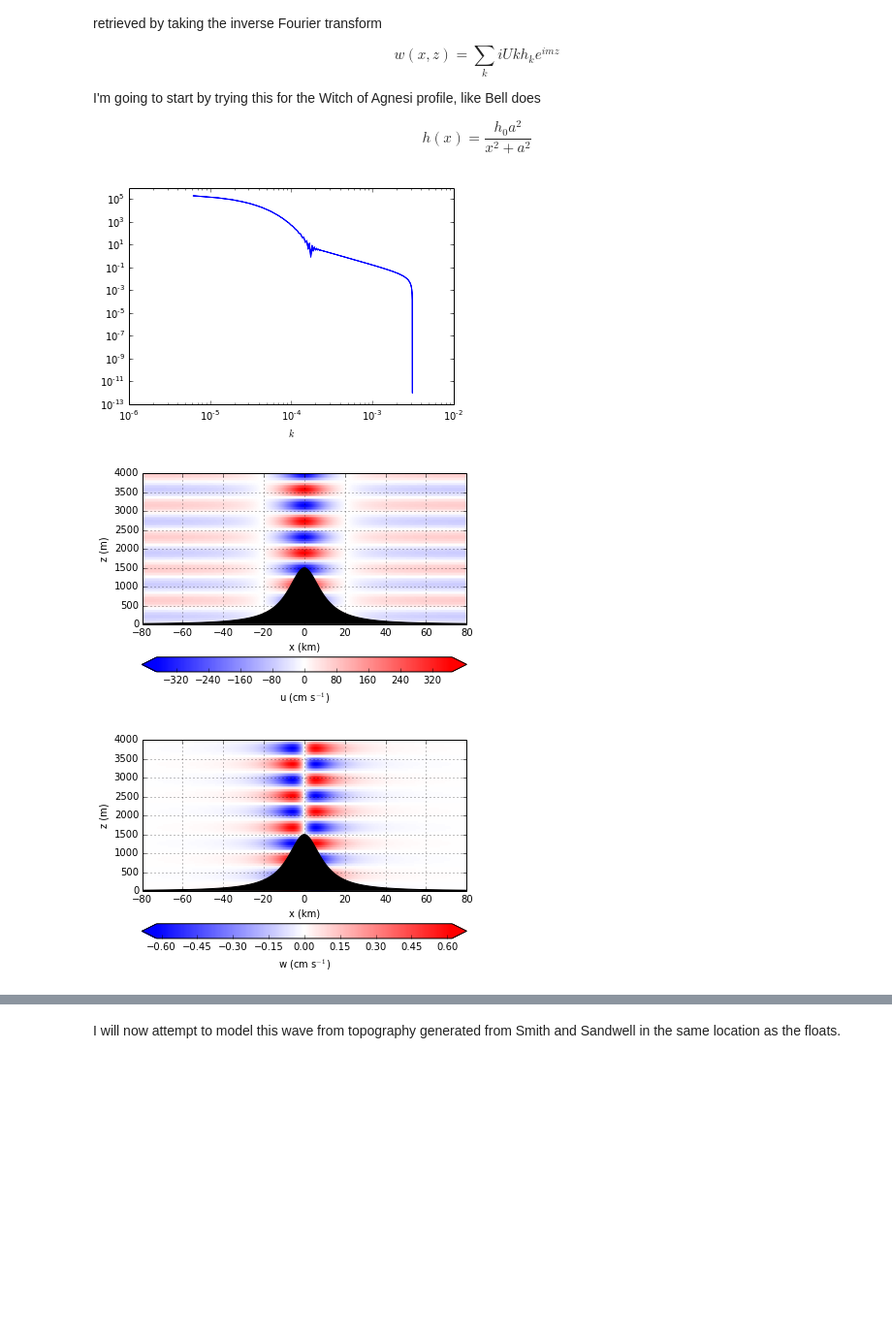
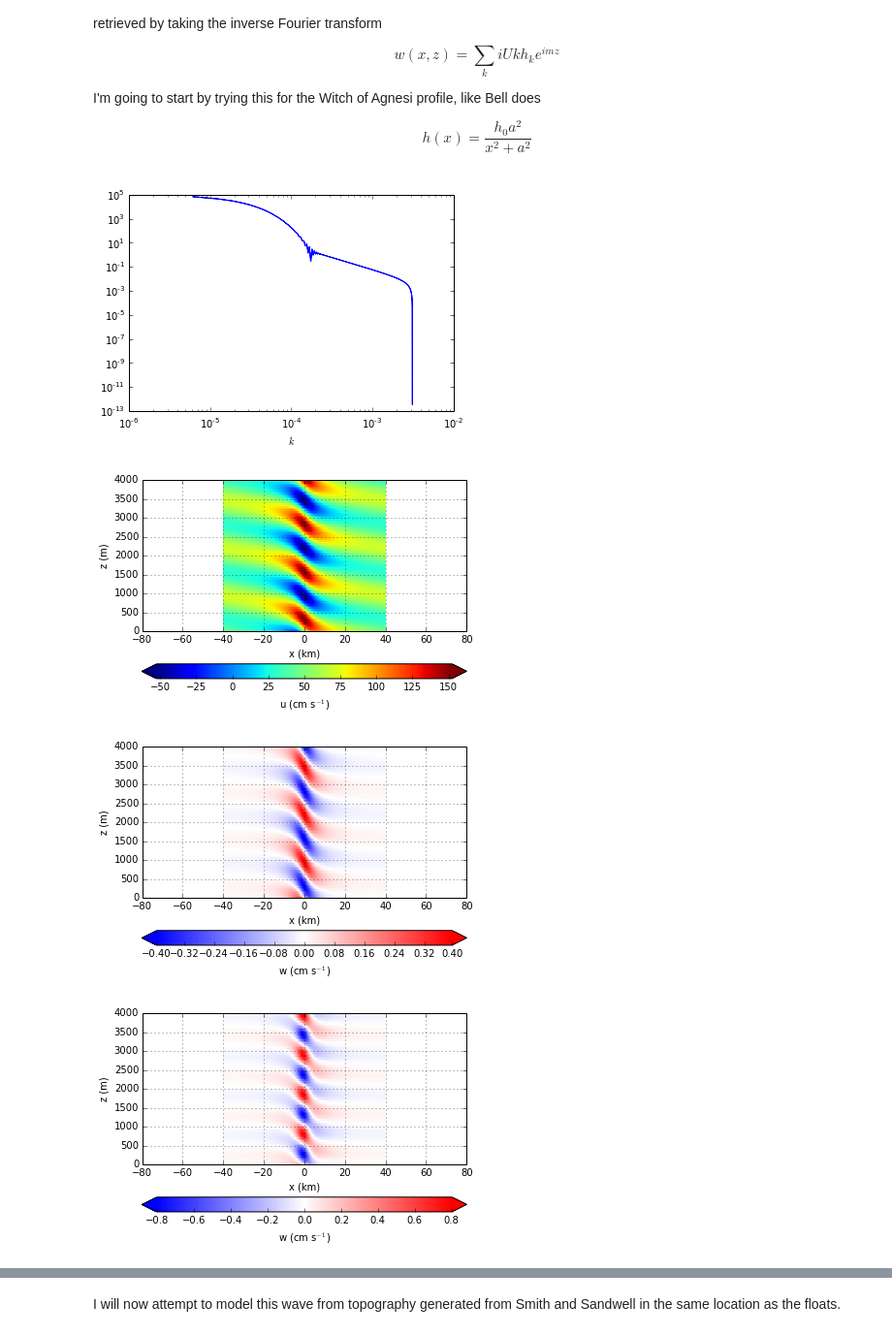
Before and after one commit to jessecusack/DIMES_lee_wave_analysis, a Jupyter notebook: python/Mountain_wave_numerical_solution.ipynb, the cells around one changed output, grey strips where cells are left out. Shown at 97% size. Drawn from its saved outputs; the diff is of its cells as text; code cells hidden in the pictures; blank space fills up the shorter version.

```diff
--- a/python/Mountain_wave_numerical_solution.ipynb
+++ b/python/Mountain_wave_numerical_solution.ipynb
@@ -51,11 +51,11 @@ import numpy as np
 % qtconsole
 # %%
 # Set up the problem.
-
+zT = 4e3
 x, dx = np.linspace(-8e4, 8e4, 1000, retstep=True) # Horizontal dimension of domain [m]
-z, dz = np.linspace(0, 4e3, 100, retstep=True) # Vertical dimension of domain [m]
+z, dz = np.linspace(0, zT, 100, retstep=True) # Vertical dimension of domain [m]
 # t, dt = np.linspace(0, 12.*60.*60., 2, retstep=True) # Time [s]
-h_0 = 1500. # Vertical height of mountain [m]
+h_0 = 500. # Vertical height of mountain [m]
 a = 10000. # Horizontal extent of mountain [m]
 h = gw.witch_of_agnesi(x, a, h_0)
 
@@ -69,53 +69,92 @@ plt.xlabel('$k$')
 
 # Set the flow conditions.
 
-U = 0.4 + 0j # Flow speed [m s-1] (adding 0j is a hack to make sqrt work better)
+U = 0.50 + 0j # Flow speed [m s-1] (adding 0j is a hack to make sqrt work better)
 f = 0.000123 # Buoyancy frequency [s-1]
 om = k*U # Frequency [s-1]
-N = 0.003 # Buoyancy frequency [s-1]
+N = 0.0025 # Buoyancy frequency [s-1]
 m = np.sqrt(k**2*(N**2 - om**2)/om**2)
 # m = np.sqrt(k**2*(N**2 - om**2)/(om**2 - f**2))
 
 # Bad hack
 m[np.isnan(m)] = 0.
 
 xg, zg = np.meshgrid(x, z)
 
-u = np.zeros_like(xg)
+idxs = k >= 0
+
+u = np.zeros_like(xg)[:, idxs]
 v = np.zeros_like(xg)
-w = np.zeros_like(xg)
+w = np.zeros_like(xg)[:, idxs]
 p = np.zeros_like(xg)
+w2 = np.zeros_like(xg)[:, idxs]
+w3 = np.zeros_like(xg)[:, idxs]
 
-A = -k*(N**2 - om**2)/(m*om**2)
+# A = -k*(N**2 - om**2)/(m*om**2)
+
+
 
 for i in xrange(len(z)):
-    w[i, :] = np.real(np.fft.ifft(1j*k*U*h_k*np.exp(1j*m*z[i])))
-    u[i, :] = np.real(np.fft.ifft(-1j*m*U*h_k*np.exp(1j*m*z[i])))
+    w[i, :] = np.real(np.fft.ifft(1j*k[idxs]*U*h_k[idxs]*np.exp(1j*m[idxs]*z[i])))
+    u[i, :] = np.real(np.fft.ifft(-1j*m[idxs]*U*h_k[idxs]*np.exp(1j*m[idxs]*z[i])))
+
+    wk = 1j*k[idxs]*U*h_k[idxs]*(np.exp(1j*m[idxs]*zi[i]) + 2j*np.sin(m[idxs]*zi[i])/(1 - np.exp(2j*m[idxs]*zT)))
+    wk[np.isnan(wk)] = 0 + 0j
+    w2[i, :] = np.real(np.fft.ifft(wk))
+
+    wk = -1j*k[idxs]*h_k[idxs]*np.sin(m[idxs]*(zi[i] - zT))/np.sin(m[idxs])
+    wk[np.isnan(wk)] = 0 + 0j
+    w3[i, :] = np.real(np.fft.ifft(wk))
 
 plt.figure()
-plt.pcolormesh(xg/1000., zg, 100.*u, cmap=plt.get_cmap('bwr'))
-plt.fill(x/1000., h, 'k')
+plt.pcolormesh(xg[:, idxs]/1000.+40, zg[:, idxs], 100.*(u+U.real), cmap=plt.get_cmap('jet'))
+# plt.fill(x/1000., h, 'k')
 plt.xlim((x.min()/1000., x.max()/1000.))
 plt.ylim((z.min(), z.max()))
 plt.grid()
 plt.xlabel('x (km)')
 plt.ylabel('z (m)')
 cbar = plt.colorbar(orientation='horizontal', extend='both')
 cbar.set_label('u (cm s$^{-1}$)')
-plt.clim(-np.max(np.abs(u))*100., np.max(np.abs(u))*100.)
+# plt.clim(-np.max(np.abs(u))*100., np.max(np.abs(u))*100.)
 
 plt.figure()
-plt.pcolormesh(xg/1000., zg, 100.*w, cmap=plt.get_cmap('bwr'))
-plt.fill(x/1000., h, 'k')
+plt.pcolormesh(xg[:, idxs]/1000.+40, zg[:, idxs], 100.*w, cmap=plt.get_cmap('bwr'))
+# plt.fill(x/1000., h, 'k')
 plt.xlim((x.min()/1000., x.max()/1000.))
 plt.ylim((z.min(), z.max()))
 plt.grid()
 plt.xlabel('x (km)')
 plt.ylabel('z (m)')
 cbar = plt.colorbar(orientation='horizontal', extend='both')
 cbar.set_label('w (cm s$^{-1}$)')
 plt.clim(-np.max(np.abs(w))*100., np.max(np.abs(w))*100.)
+
+plt.figure()
+plt.pcolormesh(xg[:, idxs]/1000.+40, zg[:, idxs], 100.*w2, cmap=plt.get_cmap('bwr'))
+# plt.fill(x/1000., h, 'k')
+plt.xlim((x.min()/1000., x.max()/1000.))
+plt.ylim((z.min(), z.max()))
+plt.grid()
+plt.xlabel('x (km)')
+plt.ylabel('z (m)')
+cbar = plt.colorbar(orientation='horizontal', extend='both')
+cbar.set_label('w (cm s$^{-1}$)')
+plt.clim(-np.max(np.abs(w2))*100., np.max(np.abs(w2))*100.)
+
+plt.figure()
+plt.pcolormesh(xg[:, idxs]/1000.+40, zg[:, idxs], 100.*w3, cmap=plt.get_cmap('bwr'))
+# plt.fill(x/1000., h, 'k')
+plt.xlim((x.min()/1000., x.max()/1000.))
+plt.ylim((z.min(), z.max()))
+plt.grid()
+plt.xlabel('x (km)')
+plt.ylabel('z (m)')
+cbar = plt.colorbar(orientation='horizontal', extend='both')
+cbar.set_label('w (cm s$^{-1}$)')
+plt.clim(-np.max(np.abs(w3))*100., np.max(np.abs(w3))*100.)
 # %% [output]
-[figure, old version]
+[figure, new version]
-[figure, old version]
+[figure, new version]
-[figure, old version]
+[figure, new version]
+[figure, added]
```
Also changed, not shown: parts of 2 cells of this notebook.
